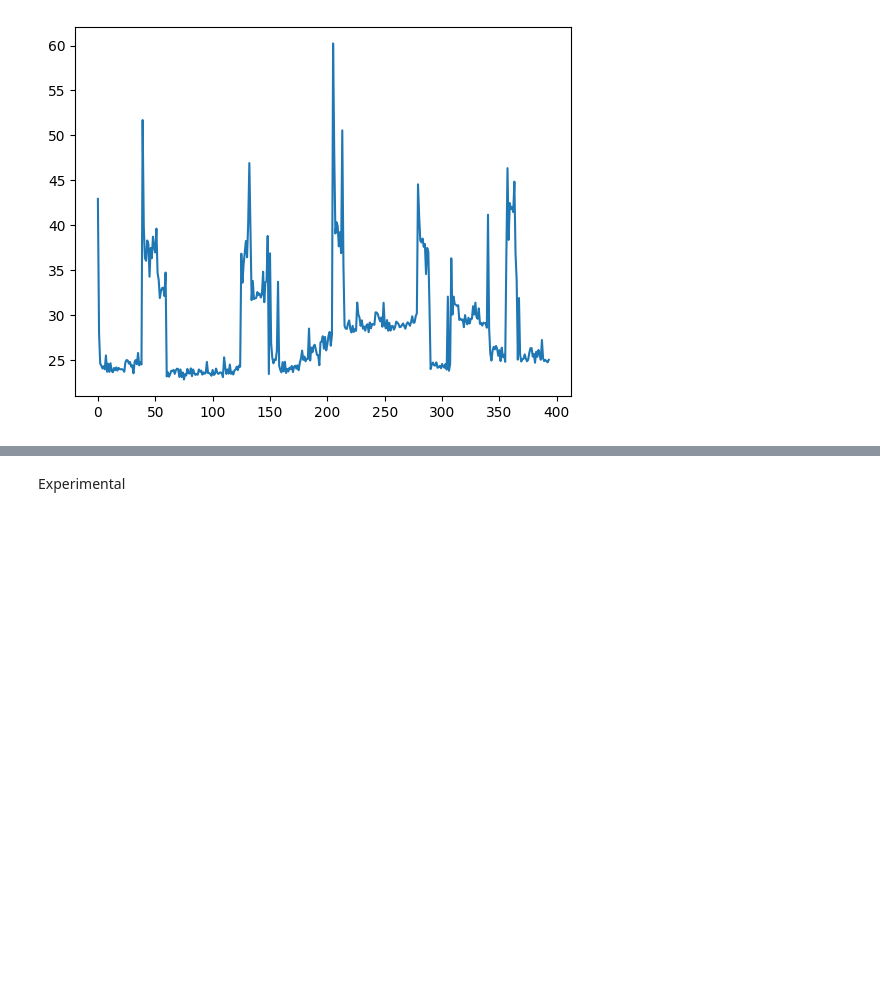
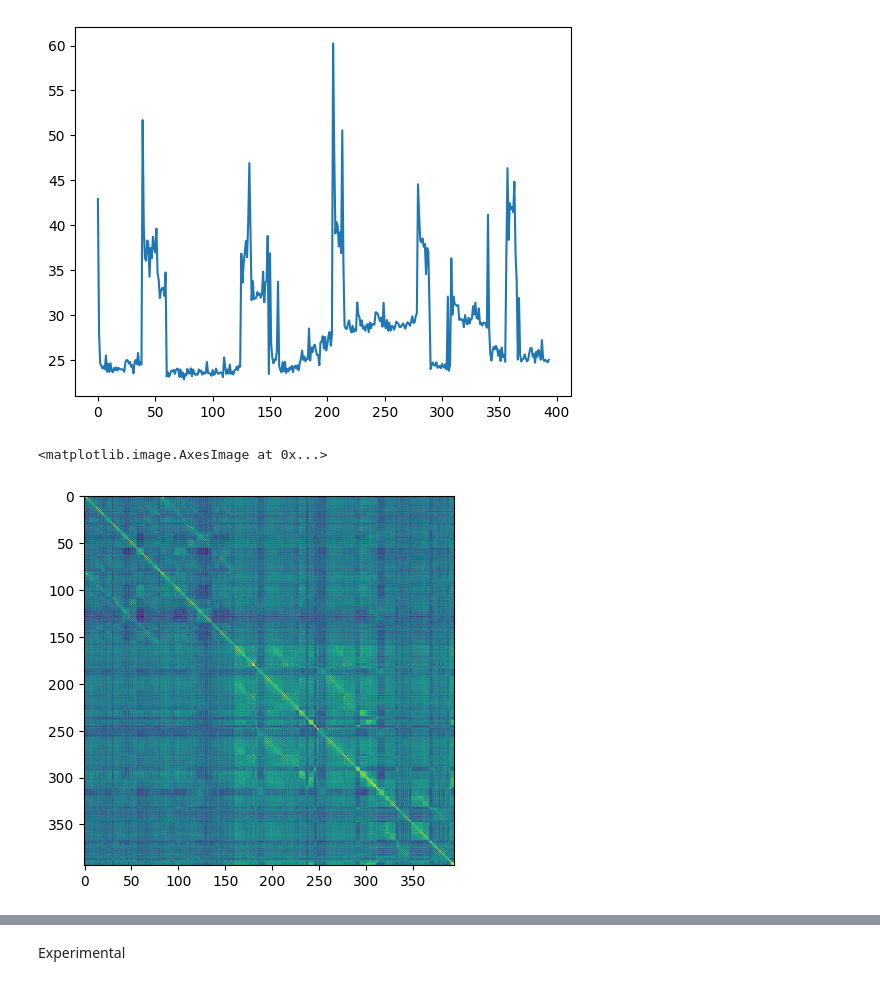
Before and after one commit to AbhiKhoyani/LCD, a Jupyter notebook: test.ipynb, the cells around one changed output, grey strips where cells are left out. Drawn from its saved outputs; the diff is of its cells as text; code cells hidden in the pictures; blank space fills up the shorter version.

```diff
--- a/test.ipynb
+++ b/test.ipynb
@@ -500,6 +636,11 @@ data = graph.edge_attr.detach().cpu().numpy()
 pred = dense_edge(edge_index, data.squeeze())
 gt = scipy.io.loadmat(opj('./Datasets/NC_reduced/', 'gt.mat'))['truth'].astype(bool).T
 gt = gt - np.eye(len(gt))
+# %%
+plt.imshow(pred)
+# %% [output]
+<matplotlib.image.AxesImage at 0x...>
+[figure, added]
 # %%
 from sklearn.metrics import PrecisionRecallDisplay, precision_recall_curve
 
```
Also changed, not shown: parts of 37 cells of this notebook, 1 other file.
